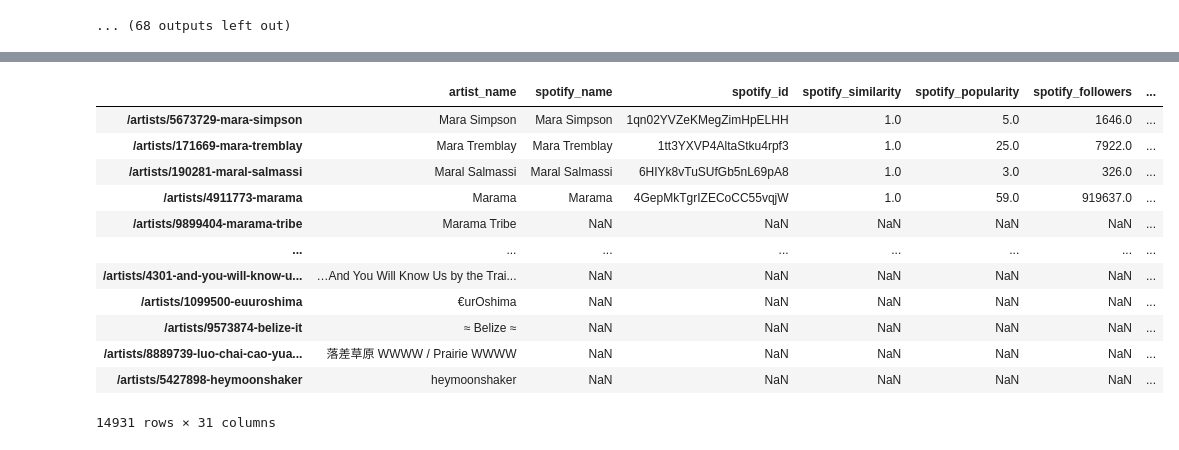
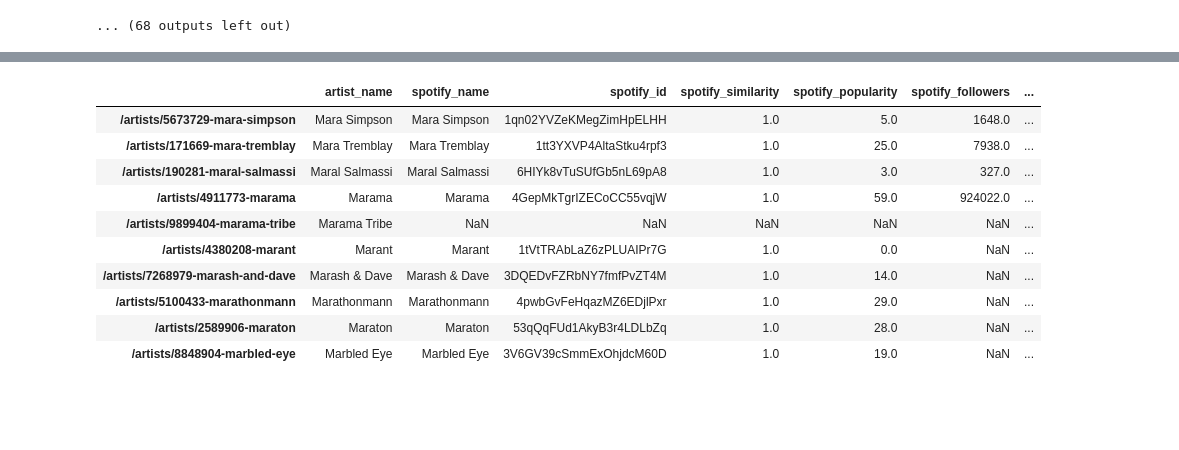
Before and after one commit to cyrillegc/thesis-redux, a Jupyter notebook: spotify_api_testing.ipynb, the cells around one changed output, grey strips where cells are left out. Drawn from its saved outputs; the diff is of its cells as text; code cells hidden in the pictures; blank space fills up the shorter version.

```diff
--- a/spotify_api_testing.ipynb
+++ b/spotify_api_testing.ipynb
@@ -39,8 +39,9 @@ artists_df
 def similar(a, b):
     return SequenceMatcher(None, a, b).ratio()
 # %%
-def save_temp_data(data_df):
-    csv_filename = CRAWL_FOLDER + 'temp_data_artists_matched.csv'
-    data_df.to_csv(csv_filename, encoding='utf-8')
-    print(csv_filename)
+# save data at regular interval during process
+
+def save_temp_data(data_df, save_path):
+    data_df.to_csv(save_path, encoding='utf-8')
+    print(save_path)
 # %%
@@ -98,0 +117,7 @@ data/data_artists_matched.csv
+# %%
+# merge all temp csv files
+
+artists_matched_df = pd.concat([temp_0_df, temp_17000_df, temp_21500_df, temp_24400_df])
+csv_filename = 'data/data_artists_matched.csv'
+artists_matched_df.to_csv(csv_filename, encoding='utf-8')
+artists_matched_df
@@ -99,5 +160,5 @@ data/data_artists_matched.csv
 # %%
-with open(CRAWL_FOLDER + 'temp_data_artists_matched.csv', encoding='utf-8') as matched_file:
+with open('data/data_artists_matched.csv', encoding='utf-8') as matched_file:
     artists_matched_df = pd.read_csv(matched_file, index_col=0)
 
-artists_matched_df.iloc[17300:]
+spotify_artists_df = artists_matched_df.copy()
@@ -160,53 +221,39 @@ def get_spotify_related_artists(spotify_id):
 # %%
 # get spotify data for each artist
 
-for idx, row in tqdm(artists_matched_df.iloc[17300:17310].iterrows()):
+for idx, row in tqdm(spotify_artists_df.iloc[17300:17305].iterrows()):
     spotify_id = row['spotify_id']
 
+    # if artist has a spotify id
     if pd.notna(spotify_id):
         artist_info = sp.artist(spotify_id)
 
         url = artist_info['external_urls']['spotify']
         followers = artist_info['followers']['total']
         genres_list = artist_info['genres']
         listeners = get_spotify_listeners(url)
 
-        artists_matched_df.loc[idx, 'spotify_followers'] = followers
-        artists_matched_df.loc[idx, 'spotify_listeners'] = listeners
+        spotify_artists_df.loc[idx, 'spotify_followers'] = followers
+        spotify_artists_df.loc[idx, 'spotify_listeners'] = listeners
 
         genre_count = 1
         for genre in genres_list:
             genre_col_name = 'spotify_genre_' + str(genre_count)
-            artists_matched_df.loc[idx, genre_col_name] = genre
+            spotify_artists_df.loc[idx, genre_col_name] = genre
             genre_count += 1
-
-        related_artist_count = 1
-        related_artists_list = get_spotify_related_artists(spotify_id)
-        for related_artist in related_artists_list:
-            related_id = related_artist['spotify_id']
-            related_id_col_name = 'spotify_related_id_' + str(related_artist_count)
-            artists_matched_df.loc[idx, related_id_col_name] = related_id
-
-            related_name = related_artist['spotify_name']
-            related_name_col_name = 'spotify_related_name_' + str(related_artist_count)
-            artists_matched_df.loc[idx, related_name_col_name] = related_name
-
-            related_artist_count += 1
 
         time.sleep(1)
 
-artists_matched_df.iloc[17300:]
+spotify_artists_df.iloc[17300:17310]
 # %% [output]
 |  | artist_name | spotify_name | spotify_id | spotify_similarity | spotify_popularity | spotify_followers | ... |
-| /artists/5673729-mara-simpson | Mara Simpson | Mara Simpson | 1qn02YVZeKMegZimHpELHH | 1.0 | 5.0 | 1646.0 | ... |
-| /artists/171669-mara-tremblay | Mara Tremblay | Mara Tremblay | 1tt3YXVP4AltaStku4rpf3 | 1.0 | 25.0 | 7922.0 | ... |
-| /artists/190281-maral-salmassi | Maral Salmassi | Maral Salmassi | 6HIYk8vTuSUfGb5nL69pA8 | 1.0 | 3.0 | 326.0 | ... |
-| /artists/4911773-marama | Marama | Marama | 4GepMkTgrIZECoCC55vqjW | 1.0 | 59.0 | 919637.0 | ... |
+| /artists/5673729-mara-simpson | Mara Simpson | Mara Simpson | 1qn02YVZeKMegZimHpELHH | 1.0 | 5.0 | 1648.0 | ... |
+| /artists/171669-mara-tremblay | Mara Tremblay | Mara Tremblay | 1tt3YXVP4AltaStku4rpf3 | 1.0 | 25.0 | 7938.0 | ... |
+| /artists/190281-maral-salmassi | Maral Salmassi | Maral Salmassi | 6HIYk8vTuSUfGb5nL69pA8 | 1.0 | 3.0 | 327.0 | ... |
+| /artists/4911773-marama | Marama | Marama | 4GepMkTgrIZECoCC55vqjW | 1.0 | 59.0 | 924022.0 | ... |
 | /artists/9899404-marama-tribe | Marama Tribe | NaN | NaN | NaN | NaN | NaN | ... |
-| ... | ... | ... | ... | ... | ... | ... | ... |
-| /artists/4301-and-you-will-know-u... | …And You Will Know Us by the Trai... | NaN | NaN | NaN | NaN | NaN | ... |
-| /artists/1099500-euuroshima | €urOshima | NaN | NaN | NaN | NaN | NaN | ... |
-| /artists/9573874-belize-it | ≈ Belize ≈ | NaN | NaN | NaN | NaN | NaN | ... |
-| /artists/8889739-luo-chai-cao-yua... | 落差草原 WWWW / Prairie WWWW | NaN | NaN | NaN | NaN | NaN | ... |
-| /artists/5427898-heymoonshaker | ﻿﻿heymoonshaker | NaN | NaN | NaN | NaN | NaN | ... |
+| /artists/4380208-marant | Marant | Marant | 1tVtTRAbLaZ6zPLUAIPr7G | 1.0 | 0.0 | NaN | ... |
+| /artists/7268979-marash-and-dave | Marash & Dave | Marash & Dave | 3DQEDvFZRbNY7fmfPvZT4M | 1.0 | 14.0 | NaN | ... |
+| /artists/5100433-marathonmann | Marathonmann | Marathonmann | 4pwbGvFeHqazMZ6EDjlPxr | 1.0 | 29.0 | NaN | ... |
+| /artists/2589906-maraton | Maraton | Maraton | 53qQqFUd1AkyB3r4LDLbZq | 1.0 | 28.0 | NaN | ... |
+| /artists/8848904-marbled-eye | Marbled Eye | Marbled Eye | 3V6GV39cSmmExOhjdcM60D | 1.0 | 19.0 | NaN | ... |
-14931 rows × 31 columns
```
Also changed, not shown: parts of 9 cells of this notebook, 1 other file.
